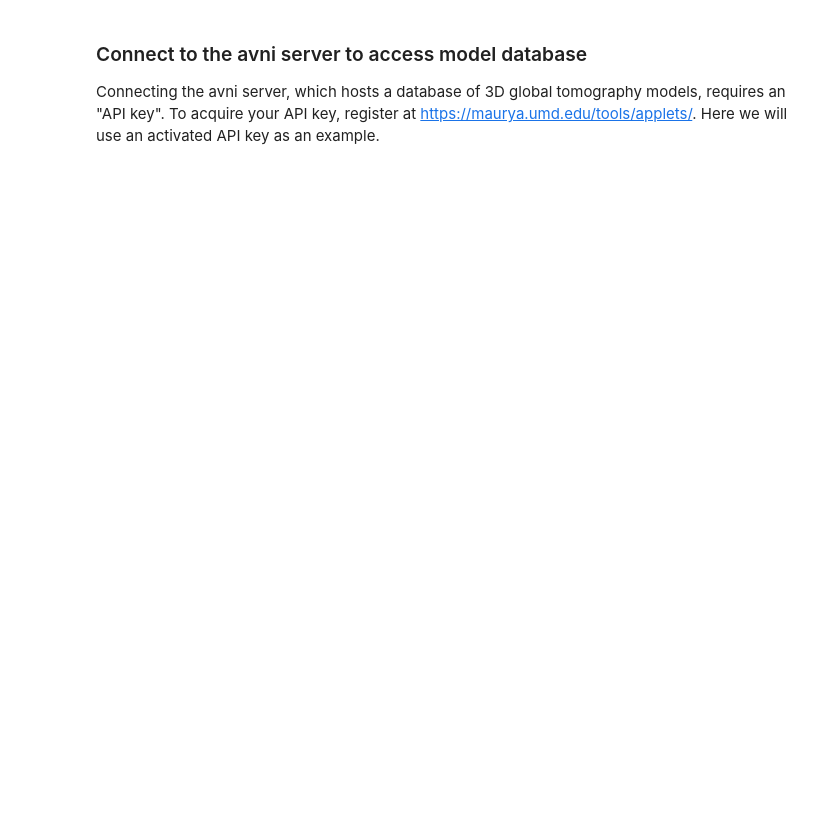
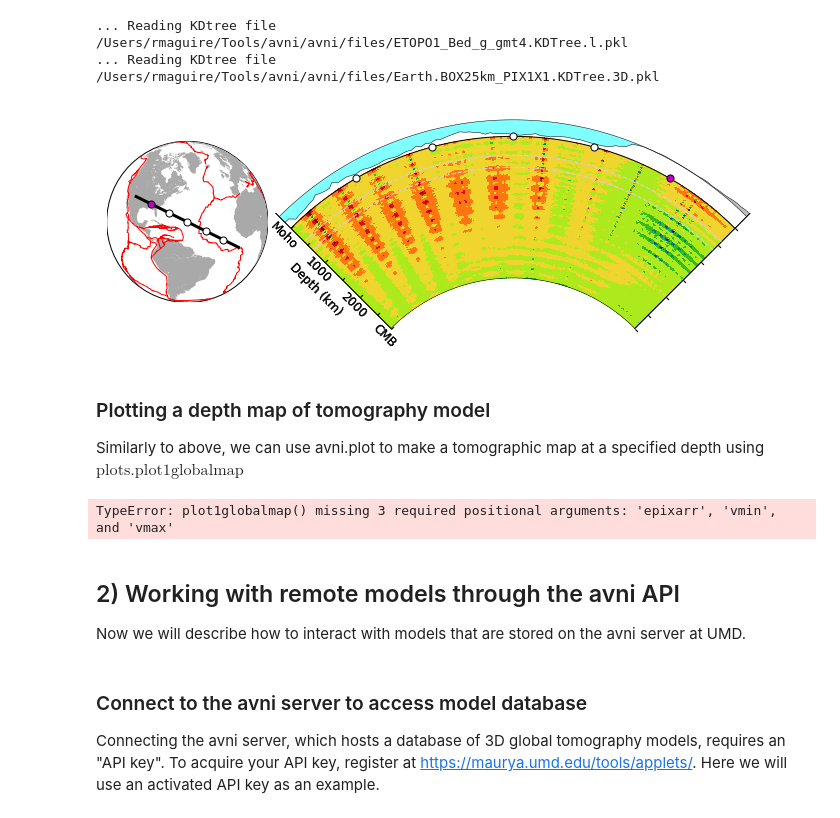
Before and after one commit to globalseismology/avni, a Jupyter notebook: examples/Notebooks/download3Dmodel.ipynb, the cells around one changed output. Cells and saved outputs as stored; diff of their text form; code cells hidden in the pictures; blank space fills up the shorter version.

Commit message:
updated models notebook

```diff
--- a/examples/Notebooks/download3Dmodel.ipynb
+++ b/examples/Notebooks/download3Dmodel.ipynb
@@ -72 +57,45 @@ Warning: kernel_set could not be initialized in realization instance for /Users/
+# %%
+m = Model3D('/Users/rmaguire/Desktop/Manuscripts/Avni/S362ANI+M.BOX25km_PIX1X1.rem3d.nc4')
+xsec = plot1section(latitude=35.,                         #required
+       longitude=-106.,                                   #required
+       azimuth=90,                                        #required
+       gcdelta=90,                                        #required
+       model='S362ANI+M.BOX25km_PIX1X1.rem3d.nc4',        #required
+       parameter='vs',                                    #required
+       colorcontour=10,                                   #required
+       vmin=-5.,                                          #required
+       vmax=5.,                                           #optional
+       colorpalette = 'avni',                             #optional
+       figuresize=[10,6])                                 #optional
+
+#xsec contains [topo,topotree,model,modeltree]
+
+ #why does plot1section return the topo / model tree objects?
+# %% [output]
+... Reading KDtree file /Users/rmaguire/Tools/avni/avni/files/ETOPO1_Bed_g_gmt4.KDTree.l.pkl
+... Reading KDtree file /Users/rmaguire/Tools/avni/avni/files/Earth.BOX25km_PIX1X1.KDTree.3D.pkl
+[figure, added]
+# %% [markdown]
+### Plotting a depth map of tomography model
+
+Similarly to above, we can use avni.plot to make a tomographic map at a specified depth using $\mathrm{plots.plot1globalmap}$
+# %%
+gmap = plot1globalmap()
+#plot1globalmap(epixarr,
+#               vmin,
+#               vmax,
+#               dbs_path=tools.get_filedir(),
+#               colorpalette='rainbow2',
+#               projection='robin',
+#.              colorlabel="Anomaly (%)",
+#               lat_0=0,
+#               lon_0=150,
+#               outfile=None,
+#               shading=False):
+# %% [output]
+TypeError: plot1globalmap() missing 3 required positional arguments: 'epixarr', 'vmin', and 'vmax'
+# %% [markdown]
+## 2) Working with remote models through the avni API
+
+Now we will describe how to interact with models that are stored on the avni server at UMD.
 # %%
```
Also changed, not shown: parts of 21 cells of this notebook.
